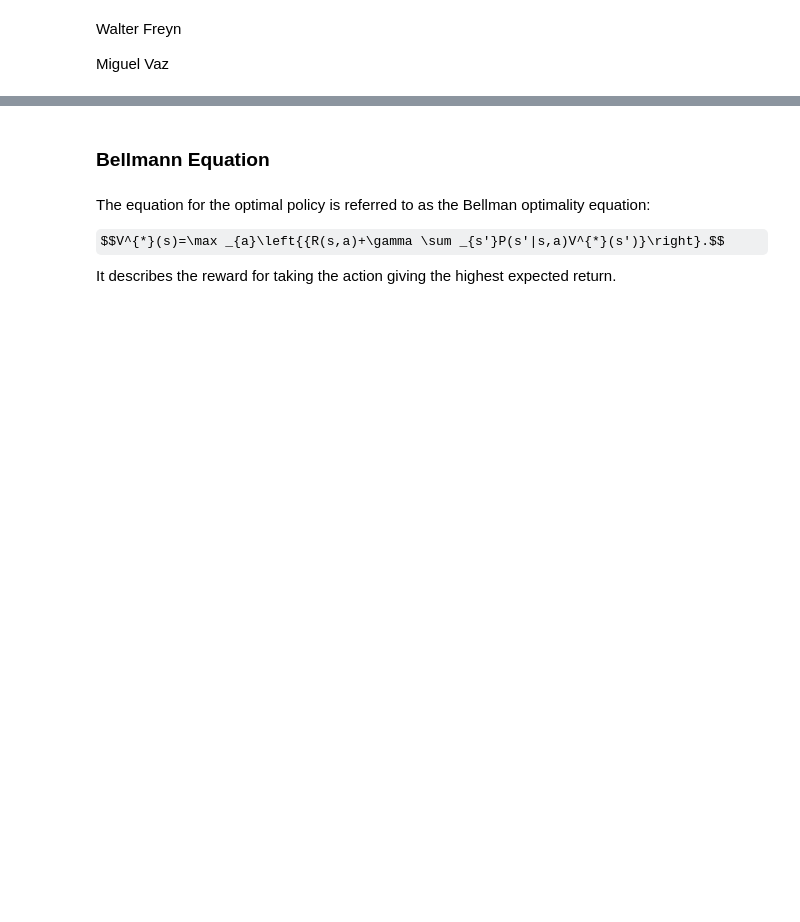
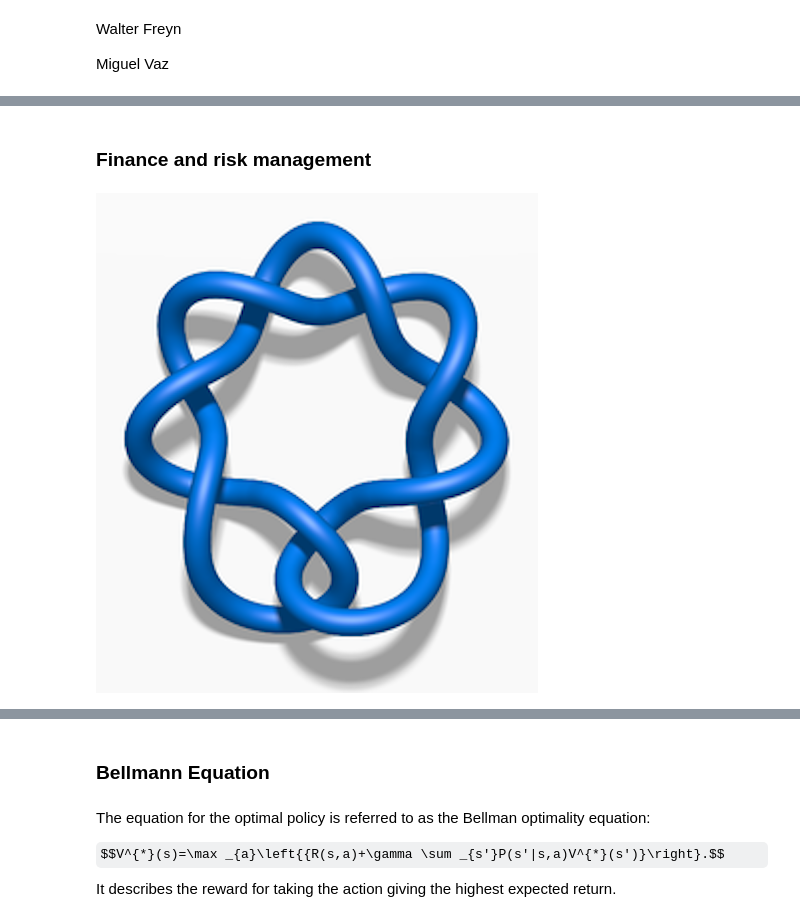
Before and after one commit to FinTechies/HedgingRL, a Jupyter notebook: notebooks/20170427 Predictive Analytics Frankfurt.ipynb, the cells around one changed output, grey strips where cells are left out. Saved outputs shown, nothing was run; the diff lists cells and outputs as text; code cells hidden in the pictures; some formulas as TeX source; blank space fills up the shorter version.

```diff
--- a/notebooks/20170427 Predictive Analytics Frankfurt.ipynb
+++ b/notebooks/20170427 Predictive Analytics Frankfurt.ipynb
@@ -7,0 +55,6 @@ Miguel Vaz
+# %% [markdown]
+### Finance and risk management
+# %%
+Image('pics/main-qimg-e9446bdc5473cb807ac9ca3275115eec.png')
+# %% [output]
+[figure, added]
```
Also changed, not shown: parts of 119 cells of this notebook, 22 other files.
